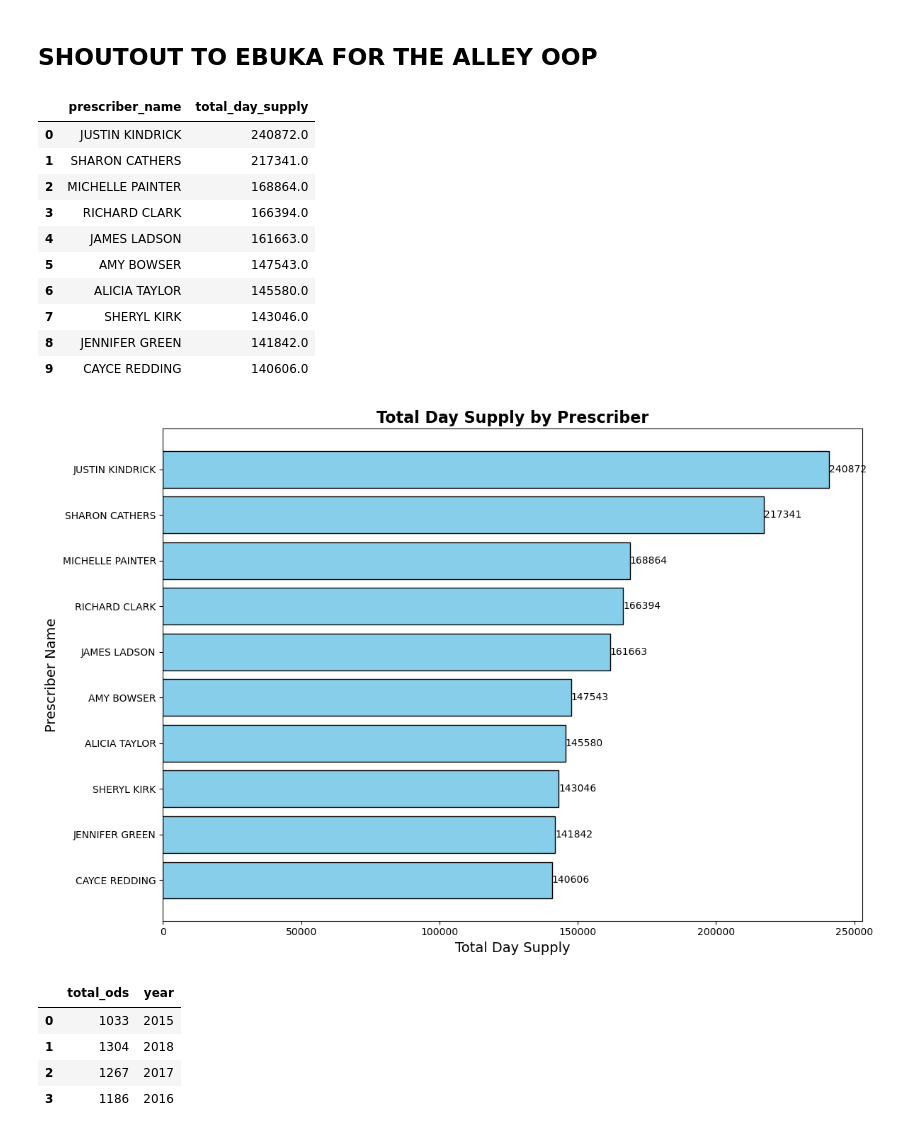
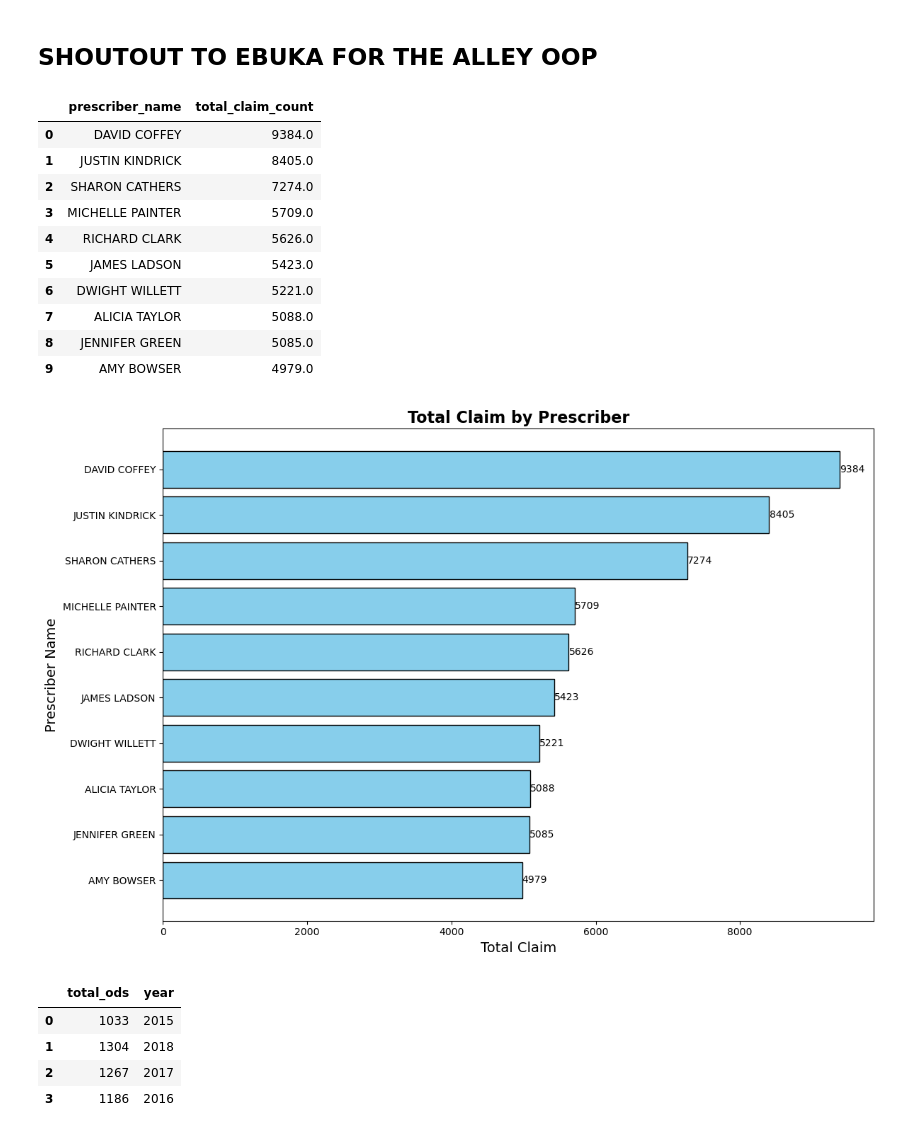
Before and after one commit to NSS-Data-Analytics-Cohort-13/prescribers-python-project-team_scrooged, a Jupyter notebook: notebooks/prescribers.ipynb, the cells around one changed output. Saved outputs shown, nothing was run; the diff lists cells and outputs as text; code cells hidden in the pictures.

```diff
--- a/notebooks/prescribers.ipynb
+++ b/notebooks/prescribers.ipynb
@@ -141,7 +141,7 @@ plt.tight_layout()
 
 Dope_Peddlers = '''SELECT
     CONCAT(pr.nppes_provider_first_name, ' ', pr.nppes_provider_last_org_name) AS prescriber_name,  -- first & last name of the prescriber
-    SUM(p.total_day_supply) AS total_day_supply           -- Total day supply
+    SUM(p.total_claim_count) AS total_claim_count           -- Total day supply
 FROM
     drug d
 JOIN
@@ -157,7 +157,7 @@ WHERE
     AND pr.nppes_provider_state = 'TN'
 GROUP BY prescriber_name
 	Order by
-    total_day_supply DESC
+    total_claim_count DESC
     LIMIT 10'''
 # %%
 with engine.connect() as connection:
@@ -165,39 +165,39 @@ with engine.connect() as connection:
 
 dope
 # %% [output]
-|  | prescriber_name | total_day_supply |
-| 0 | JUSTIN KINDRICK | 240872.0 |
-| 1 | SHARON CATHERS | 217341.0 |
-| 2 | MICHELLE PAINTER | 168864.0 |
-| 3 | RICHARD CLARK | 166394.0 |
-| 4 | JAMES LADSON | 161663.0 |
-| 5 | AMY BOWSER | 147543.0 |
-| 6 | ALICIA TAYLOR | 145580.0 |
-| 7 | SHERYL KIRK | 143046.0 |
-| 8 | JENNIFER GREEN | 141842.0 |
-| 9 | CAYCE REDDING | 140606.0 |
+|  | prescriber_name | total_claim_count |
+| 0 | DAVID COFFEY | 9384.0 |
+| 1 | JUSTIN KINDRICK | 8405.0 |
+| 2 | SHARON CATHERS | 7274.0 |
+| 3 | MICHELLE PAINTER | 5709.0 |
+| 4 | RICHARD CLARK | 5626.0 |
+| 5 | JAMES LADSON | 5423.0 |
+| 6 | DWIGHT WILLETT | 5221.0 |
+| 7 | ALICIA TAYLOR | 5088.0 |
+| 8 | JENNIFER GREEN | 5085.0 |
+| 9 | AMY BOWSER | 4979.0 |
 # %%
-dope_sorted = dope.sort_values(by='total_day_supply', ascending=True)
+dope_sorted = dope.sort_values(by='total_claim_count', ascending=True)
 
 plt.figure(figsize=(12, 8))
-bars = plt.barh(dope_sorted.prescriber_name, dope_sorted.total_day_supply, color='skyblue', edgecolor='black')
+bars = plt.barh(dope_sorted.prescriber_name, dope_sorted.total_claim_count, color='skyblue', edgecolor='black')
 
-plt.title('Total Day Supply by Prescriber', fontsize=16, fontweight='bold')
-plt.xlabel('Total Day Supply', fontsize=14)
+plt.title('Total Claim by Prescriber', fontsize=16, fontweight='bold')
+plt.xlabel('Total Claim', fontsize=14)
 plt.ylabel('Prescriber Name', fontsize=14)
 
 for bar in bars:
     width = bar.get_width()
     plt.text(width + 0.5, bar.get_y() + bar.get_height() / 2,
              f'{width:.0f}', fontsize=10, va='center')
 
 
 plt.tight_layout()
 
 
 plt.show()
 # %% [output]
-[figure, old version]
+[figure, new version]
 # %%
 #Question 3 : What did the trend in overdose deaths due to opioids look like in Tennessee from 2015 to 2018?
 
```
Also changed, not shown: parts of 3 cells of this notebook, 1 other file.
